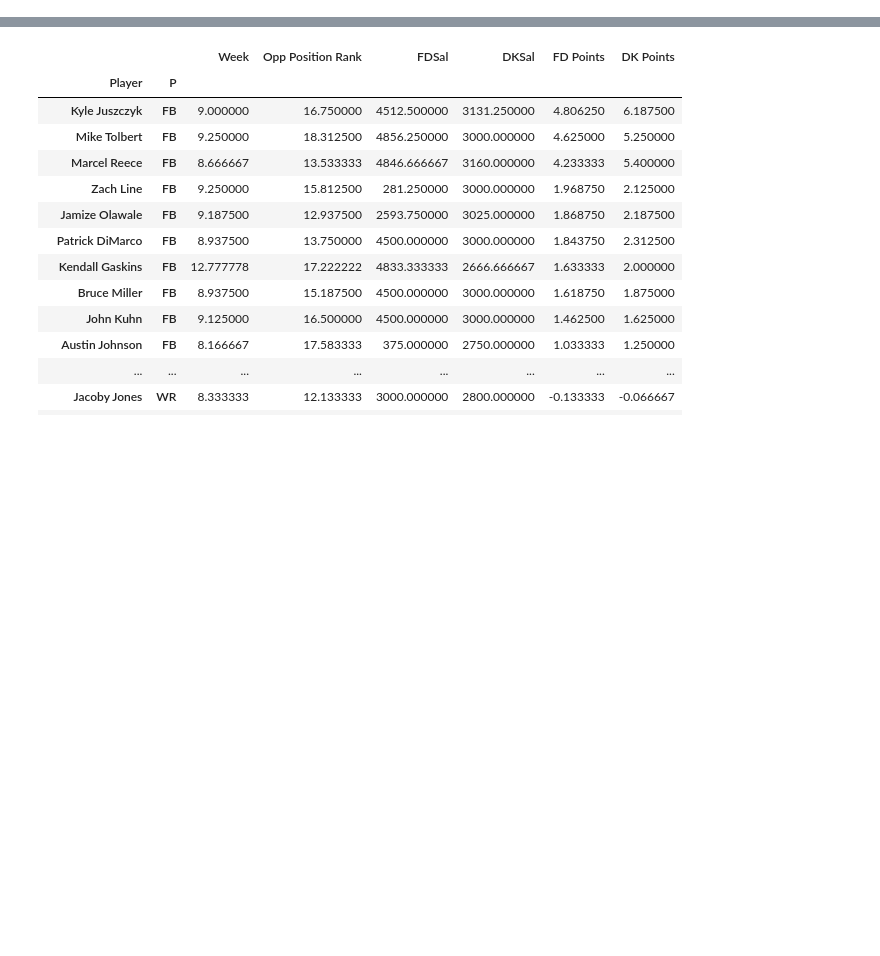
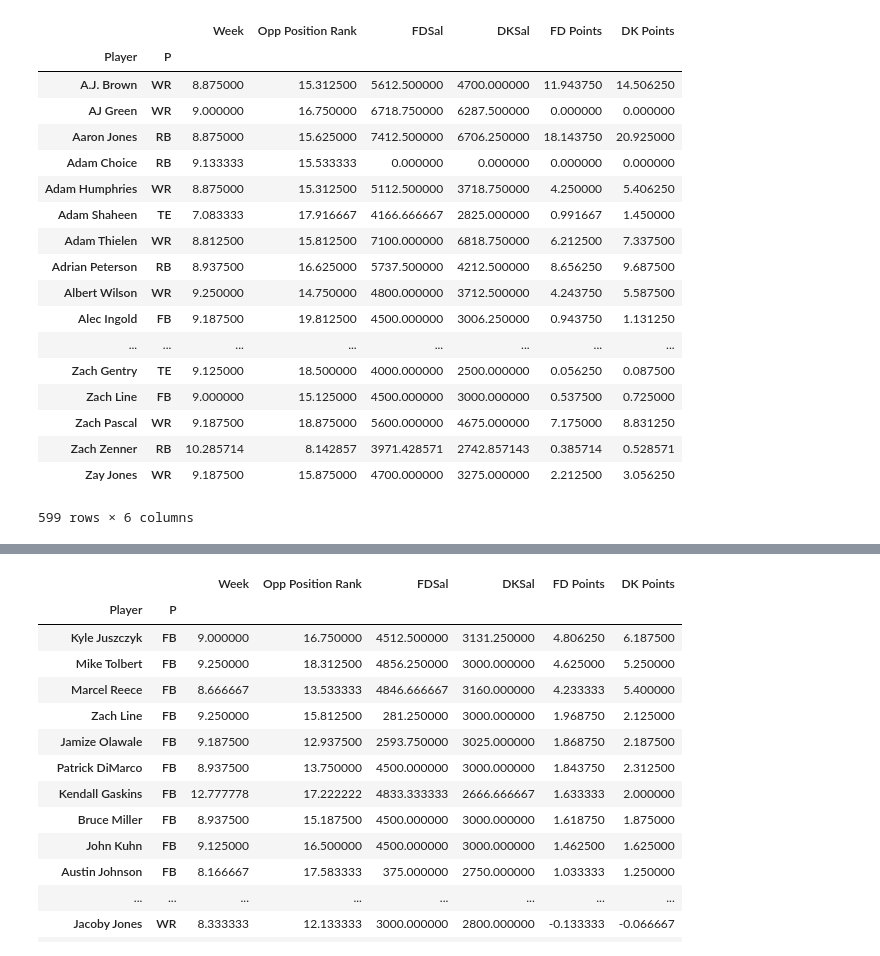
Before and after one commit to ummearusha/Project1, a Jupyter notebook: top20Player.ipynb, the cells around one changed output, grey strips where cells are left out. Saved outputs shown, nothing was run; the diff lists cells and outputs as text; code cells hidden in the pictures; blank space fills up the shorter version.

```diff
--- a/top20Player.ipynb
+++ b/top20Player.ipynb
@@ -54,0 +125,23 @@ df_player_avg_points
+# %%
+df_player_avg_points_5 = df_5.groupby(['Player','P']).mean()
+df_player_avg_points_5
+# %% [output]
+|  |  | Week | Opp Position Rank | FDSal | DKSal | FD Points | DK Points |
+| Player | P |  |  |  |  |  |  |
+| A.J. Brown | WR | 8.875000 | 15.312500 | 5612.500000 | 4700.000000 | 11.943750 | 14.506250 |
+| AJ Green | WR | 9.000000 | 16.750000 | 6718.750000 | 6287.500000 | 0.000000 | 0.000000 |
+| Aaron Jones | RB | 8.875000 | 15.625000 | 7412.500000 | 6706.250000 | 18.143750 | 20.925000 |
+| Adam Choice | RB | 9.133333 | 15.533333 | 0.000000 | 0.000000 | 0.000000 | 0.000000 |
+| Adam Humphries | WR | 8.875000 | 15.312500 | 5112.500000 | 3718.750000 | 4.250000 | 5.406250 |
+| Adam Shaheen | TE | 7.083333 | 17.916667 | 4166.666667 | 2825.000000 | 0.991667 | 1.450000 |
+| Adam Thielen | WR | 8.812500 | 15.812500 | 7100.000000 | 6818.750000 | 6.212500 | 7.337500 |
+| Adrian Peterson | RB | 8.937500 | 16.625000 | 5737.500000 | 4212.500000 | 8.656250 | 9.687500 |
+| Albert Wilson | WR | 9.250000 | 14.750000 | 4800.000000 | 3712.500000 | 4.243750 | 5.587500 |
+| Alec Ingold | FB | 9.187500 | 19.812500 | 4500.000000 | 3006.250000 | 0.943750 | 1.131250 |
+| ... | ... | ... | ... | ... | ... | ... | ... |
+| Zach Gentry | TE | 9.125000 | 18.500000 | 4000.000000 | 2500.000000 | 0.056250 | 0.087500 |
+| Zach Line | FB | 9.000000 | 15.125000 | 4500.000000 | 3000.000000 | 0.537500 | 0.725000 |
+| Zach Pascal | WR | 9.187500 | 18.875000 | 5600.000000 | 4675.000000 | 7.175000 | 8.831250 |
+| Zach Zenner | RB | 10.285714 | 8.142857 | 3971.428571 | 2742.857143 | 0.385714 | 0.528571 |
+| Zay Jones | WR | 9.187500 | 15.875000 | 4700.000000 | 3275.000000 | 2.212500 | 3.056250 |
+599 rows × 6 columns
```
Also changed, not shown: parts of 30 cells of this notebook, 1 other file.
